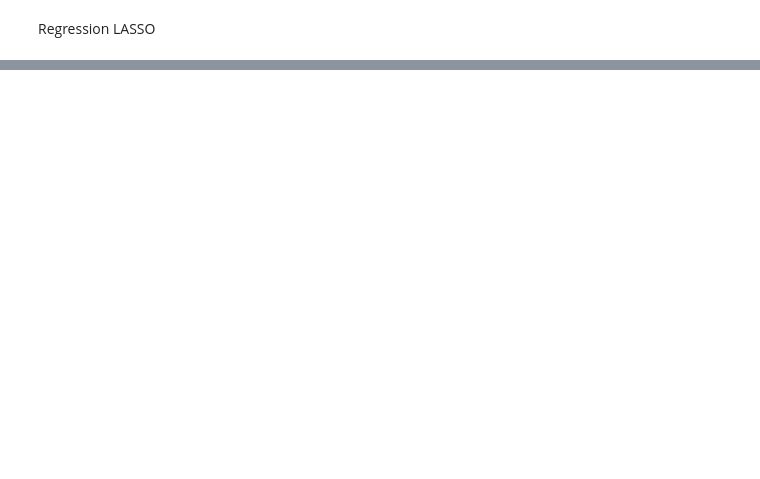
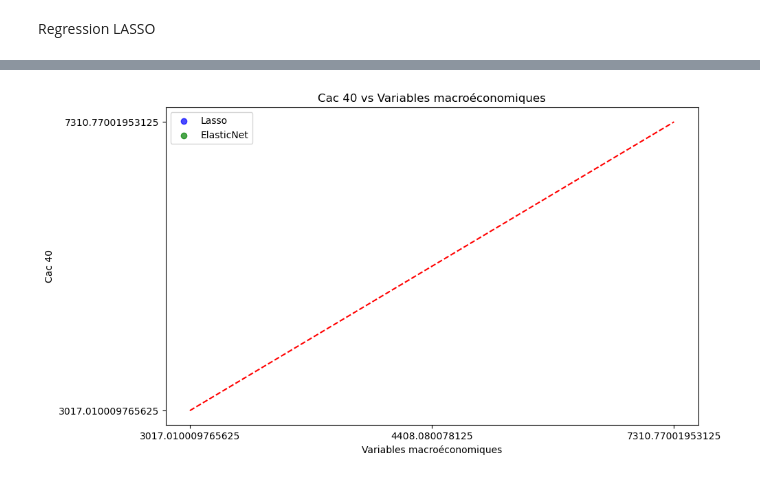
Before and after one commit to amreily/Projet-python-2A, a Jupyter notebook: Notebook_pythondata.ipynb, the cells around one changed output, grey strips where cells are left out. Saved outputs shown, nothing was run; the diff lists cells and outputs as text; code cells hidden in the pictures; blank space fills up the shorter version.

```diff
--- a/Notebook_pythondata.ipynb
+++ b/Notebook_pythondata.ipynb
@@ -688,0 +720,85 @@ R² ajusté: 0.12324175232214718
+# %%
+import pandas as pd
+from sklearn.model_selection import train_test_split, GridSearchCV, cross_val_score
+from sklearn.preprocessing import StandardScaler
+from sklearn.linear_model import Lasso, ElasticNet
+from sklearn.metrics import mean_squared_error, r2_score
+
+X = df.drop(columns=["Close", "trimestre"])
+y = df["Close"]
+
+# Normalisation des données
+scaler = StandardScaler()
+X_scaled = scaler.fit_transform(X)
+
+# Diviser les données en ensembles d'entraînement et de test
+X_train, X_test, y_train, y_test = train_test_split(X_scaled, y, test_size=0.2, random_state=42)
+
+# Recherche de l'alpha optimal pour Lasso avec validation croisée
+param_grid = {'alpha': [0.001, 0.01, 0.1, 1, 10, 100, 200]}
+lasso_cv = GridSearchCV(Lasso(max_iter=5000, random_state=42), param_grid, cv=5, scoring='r2')
+lasso_cv.fit(X_train, y_train)
+
+# Meilleur alpha
+best_alpha = lasso_cv.best_params_['alpha']
+print(f"Meilleur alpha pour Lasso : {best_alpha}")
+print(f"Meilleur R² en validation croisée : {lasso_cv.best_score_}")
+
+# Entraînement du modèle Lasso avec le meilleur alpha
+lasso = Lasso(alpha=best_alpha, max_iter=5000, random_state=42)
+lasso.fit(X_train, y_train)
+y_pred_lasso = lasso.predict(X_test)
+
+# Calcul des métriques pour Lasso
+r2_lasso = r2_score(y_test, y_pred_lasso)
+rmse_lasso = mean_squared_error(y_test, y_pred_lasso)
+n, p = X_test.shape
+r2_adjusted_lasso = 1 - ((1 - r2_lasso) * (n - 1) / (n - p - 1))
+
+print(f"Lasso - RMSE: {rmse_lasso}")
+print(f"Lasso - R²: {r2_lasso}")
+print(f"Lasso - R² ajusté: {r2_adjusted_lasso}")
+
+# Affichage des coefficients Lasso
+# Affichage des coefficients Lasso
+lasso_coefficients = pd.DataFrame({
+    "Variable": X.columns,  # Utiliser les colonnes de X
+    "Coefficient": lasso.coef_
+})
+
+print("Variables sélectionnées par Lasso :")
+print(lasso_coefficients[lasso_coefficients["Coefficient"] != 0])  # Affiche uniquement les variables sélectionnées
+
+
+# Tester ElasticNet en cas de convergence difficile pour Lasso
+elastic_net = ElasticNet(alpha=best_alpha, l1_ratio=0.5, max_iter=5000, random_state=42)
+elastic_net.fit(X_train, y_train)
+y_pred_enet = elastic_net.predict(X_test)
+
+# Calcul des métriques pour ElasticNet
+r2_enet = r2_score(y_test, y_pred_enet)
+rmse_enet = mean_squared_error(y_test, y_pred_enet)
+r2_adjusted_enet = 1 - ((1 - r2_enet) * (n - 1) / (n - p - 1))
+
+print(f"ElasticNet - RMSE: {rmse_enet}")
+print(f"ElasticNet - R²: {r2_enet}")
+print(f"ElasticNet - R² ajusté: {r2_adjusted_enet}")
+
+# Comparaison des modèles
+print("\nComparaison des performances :")
+print(f"Lasso: R² = {r2_lasso}, R² ajusté = {r2_adjusted_lasso}, RMSE = {rmse_lasso}")
+print(f"ElasticNet: R² = {r2_enet}, R² ajusté = {r2_adjusted_enet}, RMSE = {rmse_enet}")
+
+# Visualisation des prédictions (facultatif)
+import matplotlib.pyplot as plt
+
+plt.figure(figsize=(10, 6))
+plt.scatter(y_test, y_pred_lasso, alpha=0.7, label="Lasso", color='blue')
+plt.scatter(y_test, y_pred_enet, alpha=0.7, label="ElasticNet", color='green')
+plt.plot([y_test.min(), y_test.max()], [y_test.min(), y_test.max()], color='red', linestyle='--')
+plt.xlabel('Variables macroéconomiques')
+plt.ylabel('Cac 40')
+plt.title('Cac 40 vs Variables macroéconomiques')
+plt.legend()
+plt.show()
+# %% [output]
@@ -688,0 +824 @@ R² ajusté: 0.12324175232214718
+[figure, added]
```
Also changed, not shown: parts of 18 cells of this notebook, 1 other file.
